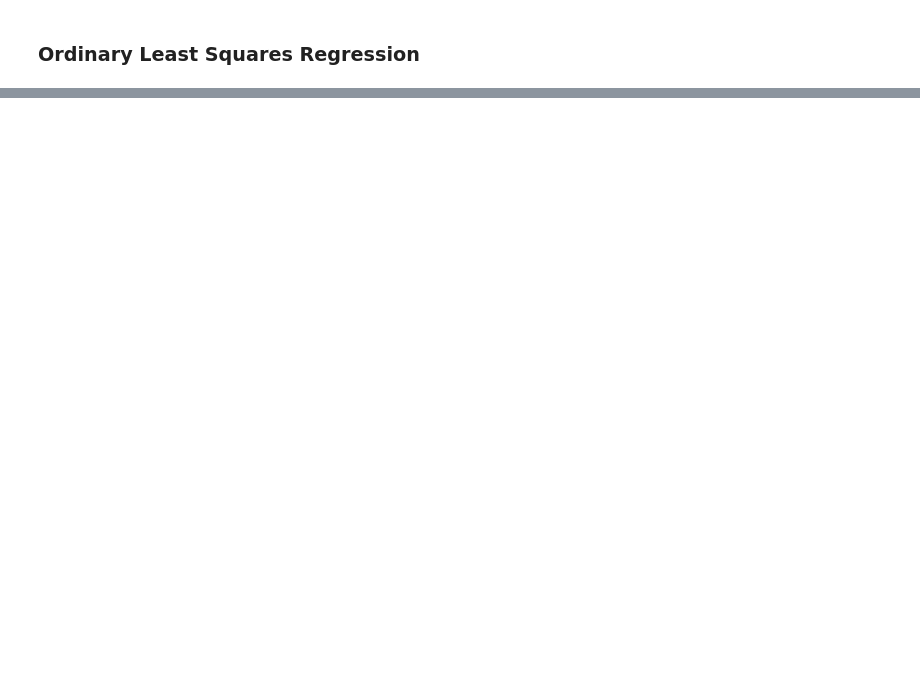
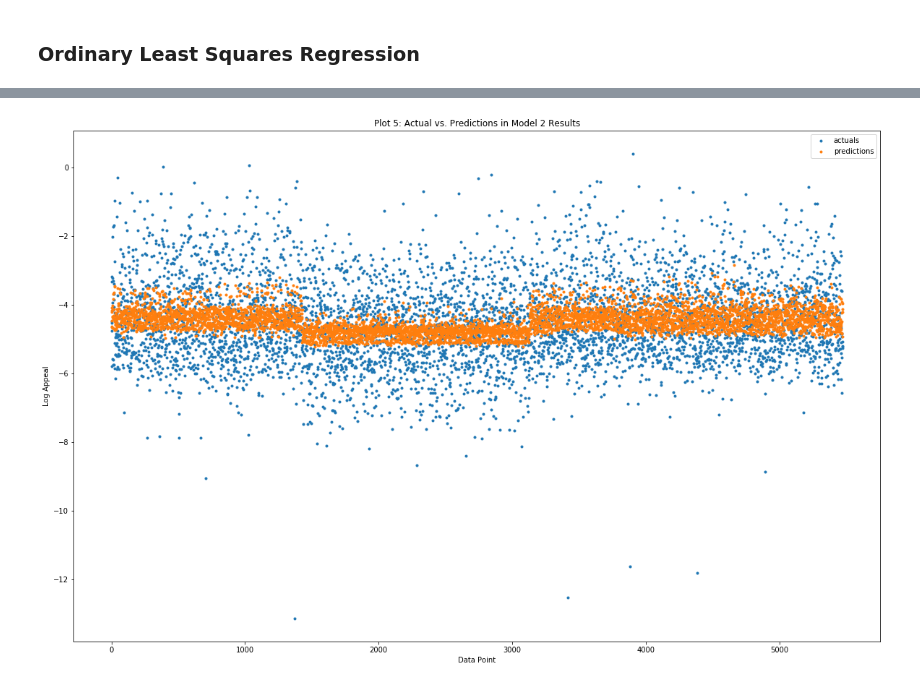
Before and after one commit to claytonjhamilton/Coursera_collab, a Jupyter notebook: question_2.ipynb, the cells around one changed output, grey strips where cells are left out. Saved outputs shown, nothing was run; the diff lists cells and outputs as text; code cells hidden in the pictures; blank space fills up the shorter version.

```diff
--- a/question_2.ipynb
+++ b/question_2.ipynb
@@ -635,0 +833,12 @@ A description of the effect that each independent variable has on outcome variab
+# %%
+# log(a / b) = log(a) - log(b)
+df['appeal_ratio'] = df['log_appeal'] - df['log_value']
+
+formula2 = "appeal_ratio ~ condo + homeowner + tri_SouthwestSuburbanCookCounty + black + log_medhinc + tax_rate + area + 1"
+model2 = smf.ols(formula2, df).fit()
+predictions2 = model2.predict(df)
+
+print(formula2)
+
+print("\n Adjusted R-squared:", model2.rsquared_adj)
+print(model2.summary())
@@ -635,0 +863,20 @@ A description of the effect that each independent variable has on outcome variab
+# %%
+# Plot predictions vs. actuals
+
+predictions = model2.predict(df)
+
+plot_data = pd.DataFrame({
+    "actuals": (df['log_appeal'] - df['log_value']).to_list(),
+    "predictions": predictions2.to_list()
+})
+
+plt.figure(figsize=(20,13))
+plt.scatter(plot_data.index, plot_data.actuals, label='actuals', marker='.')
+plt.scatter(plot_data.index, plot_data.predictions, label='predictions', marker='.')
+plt.xlabel("Data Point")
+plt.ylabel("Log Appeal")
+plt.title("Plot 5: Actual vs. Predictions in Model 2 Results")
+plt.legend()
+plt.show()
+# %% [output]
+[figure, added]
```
Also changed, not shown: parts of 33 cells of this notebook.
